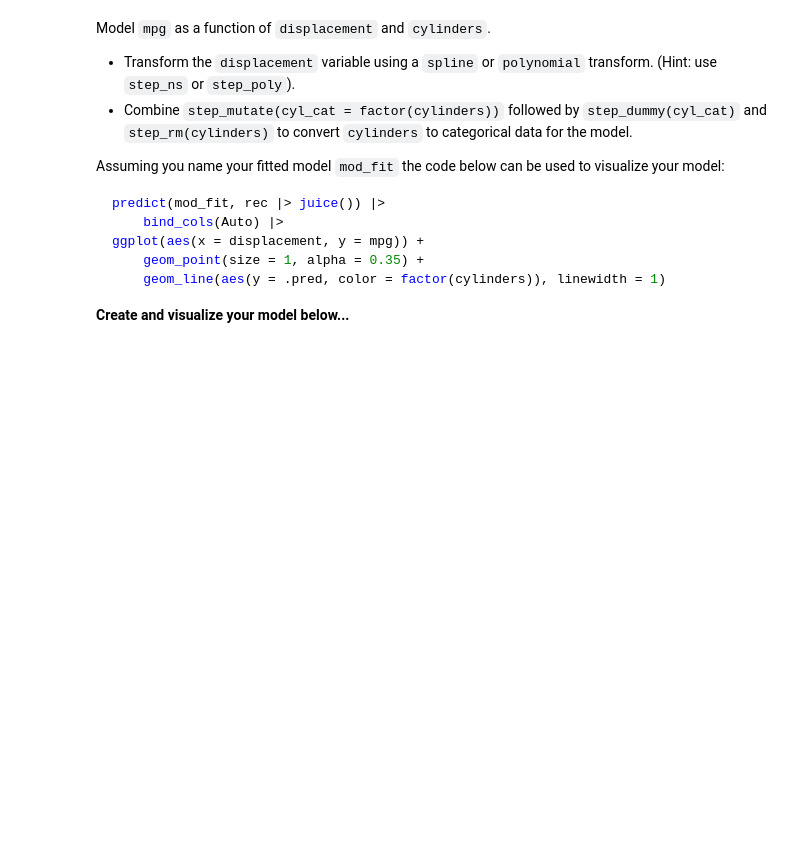
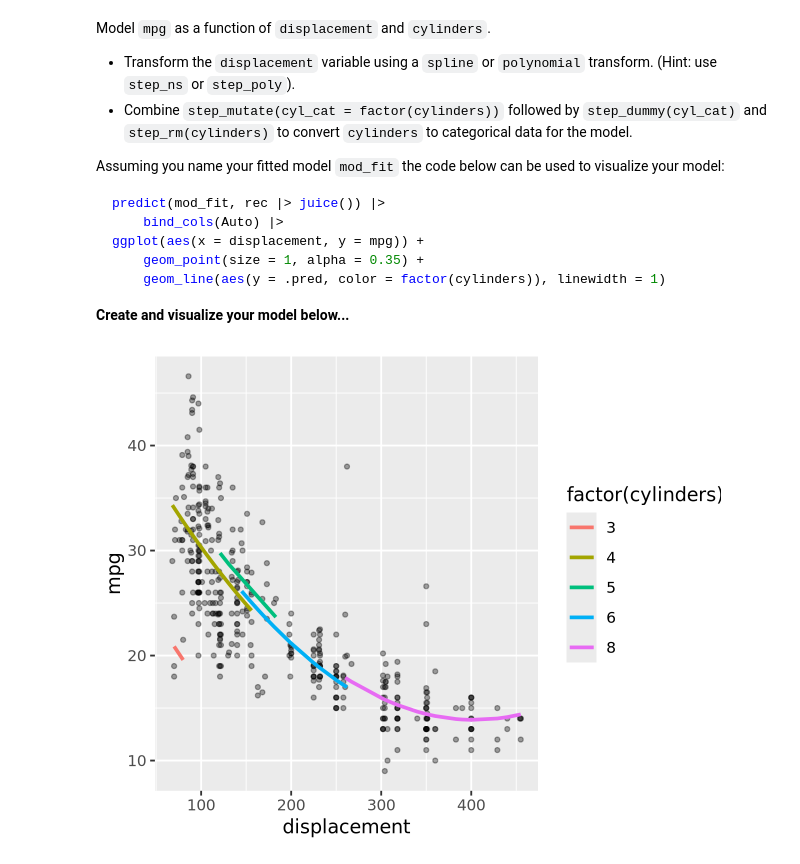
Before and after one commit to UNC-DATA-730/unit-12-assignment-setiadha-unc, a Jupyter notebook: agungsetiadha-assignment12.ipynb, the cells around one changed output. Cells and saved outputs as stored; diff of their text form; code cells hidden in the pictures; blank space fills up the shorter version.

````diff
--- a/agungsetiadha-assignment12.ipynb
+++ b/agungsetiadha-assignment12.ipynb
@@ -64,3 +68,20 @@ ggplot(aes(x = displacement, y = mpg)) +
 ```
 
 **Create and visualize your model below...**
+# %%
+rec = recipe(mpg ~ displacement + cylinders, data = Auto) |>
+  step_poly(displacement, degree = 2, options = list(raw = TRUE)) |>
+  step_mutate(cyl_cat = factor(cylinders)) |>
+  step_dummy(cyl_cat) |>
+  step_rm(cylinders) |> prep()
+
+mod <- linear_reg() |> set_engine("lm")
+mod_fit <- mod |> fit(mpg ~ ., data = rec |> juice())
+
+predict(mod_fit, rec |> juice()) |>
+    bind_cols(Auto) |>
+ggplot(aes(x = displacement, y = mpg)) +
+    geom_point(size = 1, alpha = 0.35) +
+    geom_line(aes(y = .pred, color = factor(cylinders)), linewidth = 1)
+# %% [output]
+[figure, added]
````
Also changed, not shown: parts of 2 cells of this notebook.
